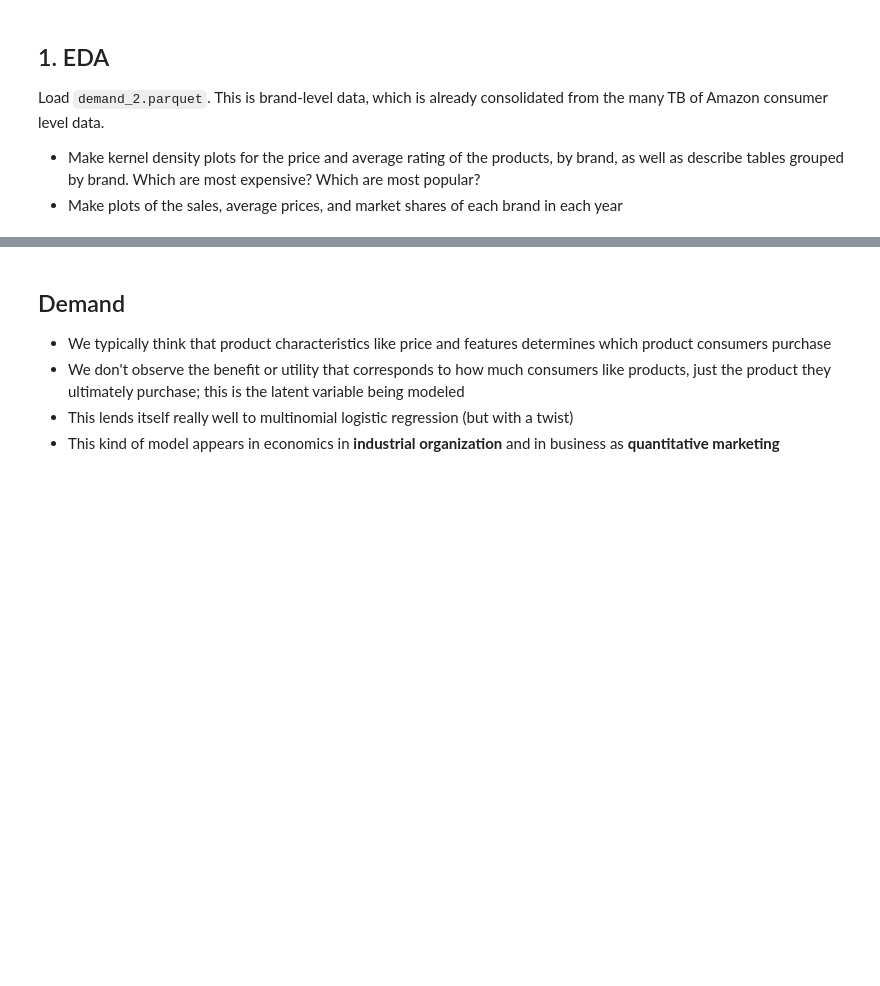
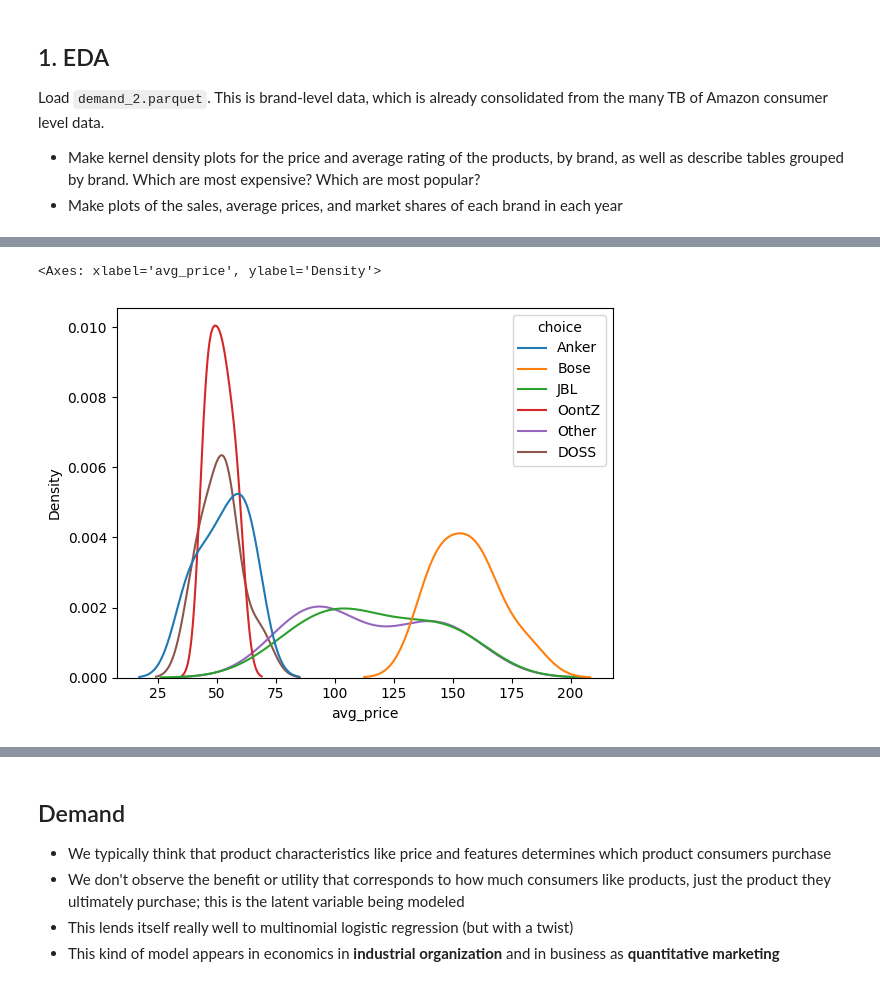
Before and after one commit to natchan19/undergrad_ml_assignments, a Jupyter notebook: lab_demand_estimation.ipynb, the cells around one changed output, grey strips where cells are left out. Saved outputs shown, nothing was run; the diff lists cells and outputs as text; code cells hidden in the pictures; blank space fills up the shorter version.

```diff
--- a/lab_demand_estimation.ipynb
+++ b/lab_demand_estimation.ipynb
@@ -18,3 +20,3 @@ import numpy as numpy
 # %%
-df = pd.read_parquet(engine='fastparquet')
-sns.kdeplot(df['avg_price'], hue = de["choice"], common_norm=True)
+df = pd.read_parquet("./data/demand_2.parquet",engine='fastparquet')
+df.head()
@@ -20,0 +30,5 @@ sns.kdeplot(df['avg_price'], hue = de["choice"], common_norm=True)
+# %%
+sns.kdeplot(x=df['avg_price'], hue = df["choice"], common_norm=True)
+# %% [output]
+<Axes: xlabel='avg_price', ylabel='Density'>
+[figure, added]
```
Also changed, not shown: parts of 6 cells of this notebook.
